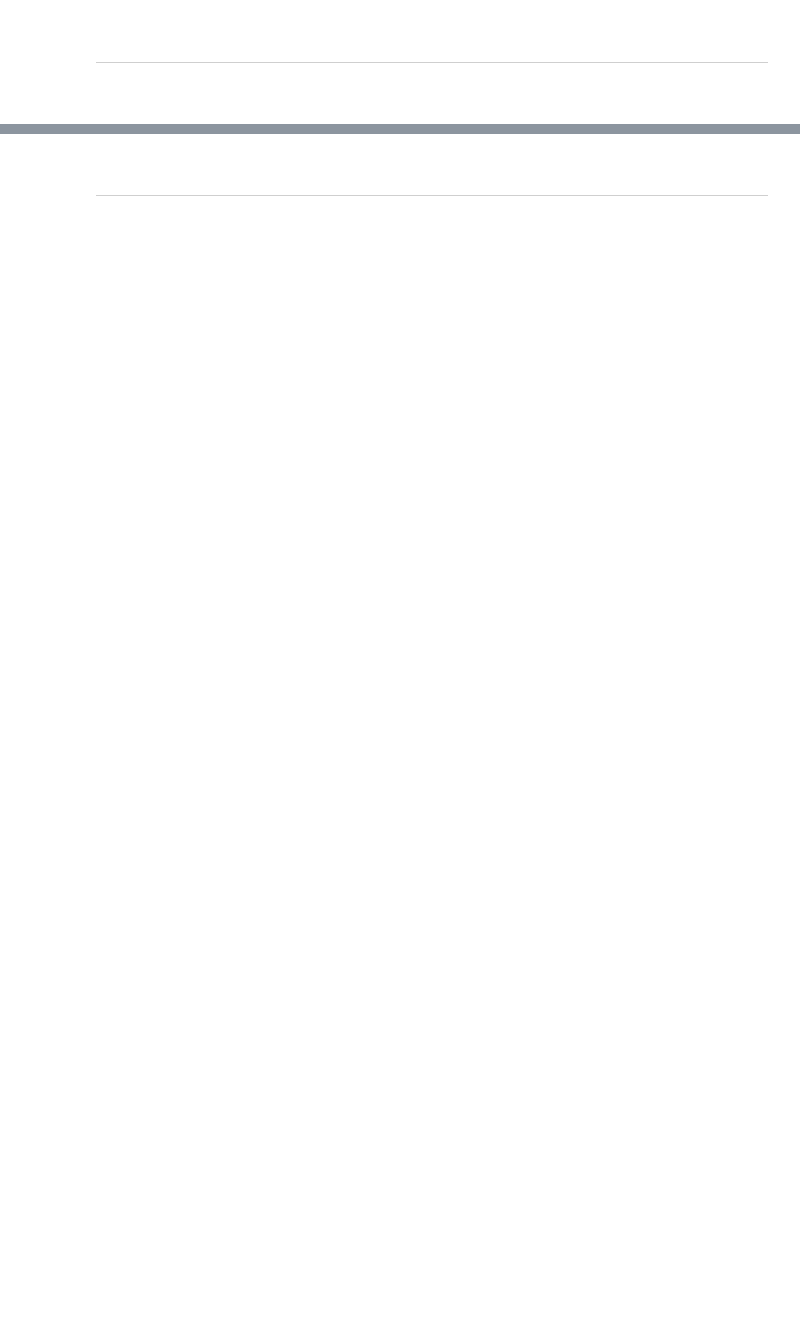
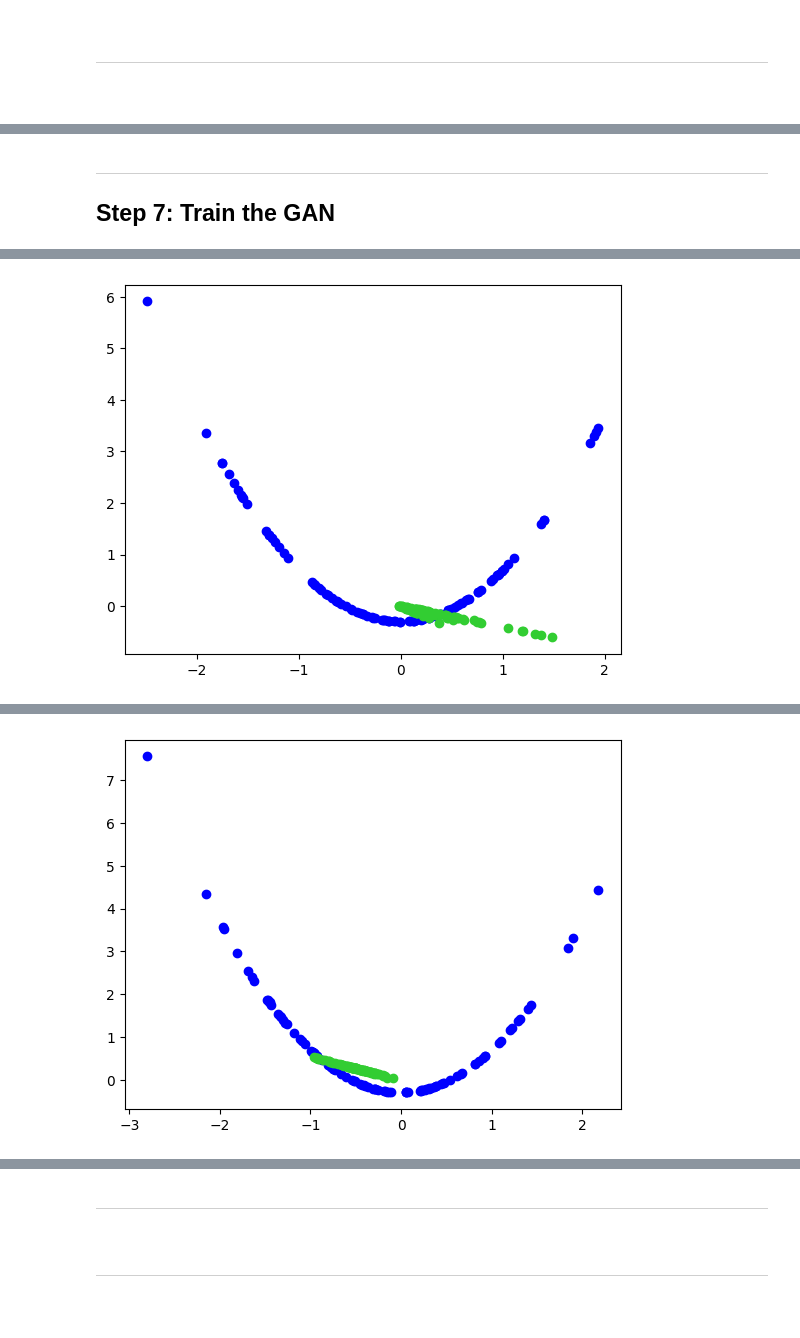
Before and after one commit to ranjanchoubey/ml2, a Jupyter notebook: assignment-1/Q2-GAN.ipynb, the cells around one changed output, grey strips where cells are left out. Drawn from its saved outputs; the diff is of its cells as text; code cells hidden in the pictures; blank space fills up the shorter version.

```diff
--- a/assignment-1/Q2-GAN.ipynb
+++ b/assignment-1/Q2-GAN.ipynb
@@ -22,0 +255,6 @@ Roll No : CS2316
+# %%
+LATENT_DIM = 2
+NUM_POINTS = 10000
+EPOCHS = 10000
+g_hidden_dim = [4, 3]
+d_hidden_dim = [4, 3, 2]
@@ -22,0 +393,2 @@ Roll No : CS2316
+# %%
+train_discriminator(discriminator)
@@ -22,0 +427,41 @@ Roll No : CS2316
+# %%
+def evaluate_generator(generator, latent_space_dimensions, discriminator, epoch_number, num_samples=100):
+    x_real, y_real = generate_real_samples(num_samples)
+    _, accuracy_real_data = discriminator.evaluate(x_real, y_real, verbose=0)
+    x_fake, y_fake = generate_fake_samples(generator, latent_space_dimensions, num_samples)
+    _, accuracy_fake_data = discriminator.evaluate(x_fake, y_fake, verbose=0)
+
+    print('[ EPOCH {} REAL_DATA {} FAKE_DATA {} ]'.format(epoch_number, accuracy_real_data, accuracy_fake_data))
+
+    plt.scatter(x_real[:, 0], x_real[:, 1], color='blue')
+    plt.scatter(x_fake[:, 0], x_fake[:, 1], color='limegreen')
+    plt.show()
+# %% [markdown]
+---
+
+## Step 7: Train the GAN
+# %%
+def train_GAN(generator_model, discriminator_model, gan_model, latent_space_dimensions, num_epochs=10000, batch_size=128, evaluation_buffer=1000):
+    half_batch = batch_size // 2
+
+    for i in range(num_epochs):
+        x_real, y_real = generate_real_samples(half_batch)
+        x_fake, y_fake = generate_fake_samples(generator_model, latent_space_dimensions, half_batch)
+
+        discriminator_model.train_on_batch(x_real, y_real)
+        discriminator_model.train_on_batch(x_fake, y_fake)
+
+        x_latent_space = generate_latent_vector_space(latent_space_dimensions, batch_size)
+        y_labels = np.array([[1] for i in range(batch_size)])
+
+        gan_model.train_on_batch(x_latent_space, y_labels)
+
+        if (i + 1) % evaluation_buffer == 0 or i == 0:
+            evaluate_generator(generator_model, latent_space_dimensions, discriminator_model, i)
+        if (i + 1) == 10000:
+            generator_model.save('./models/generator_model')
+            discriminator_model.save('./models/discriminator_model')
+            gan_model.save('./models/GAN_model')
+# %%
+train_GAN(generator, discriminator, gan_network, LATENT_DIM, 4000)
+# %% [output]
@@ -22,0 +471 @@ Roll No : CS2316
+[figure, added]
@@ -22,0 +489 @@ Roll No : CS2316
+[figure, added]
@@ -23,3 +507,5 @@ Roll No : CS2316
+# %% [markdown]
+---
 # %% [markdown]
 <br>
 <hr>
```
Also changed, not shown: parts of 68 cells of this notebook.
